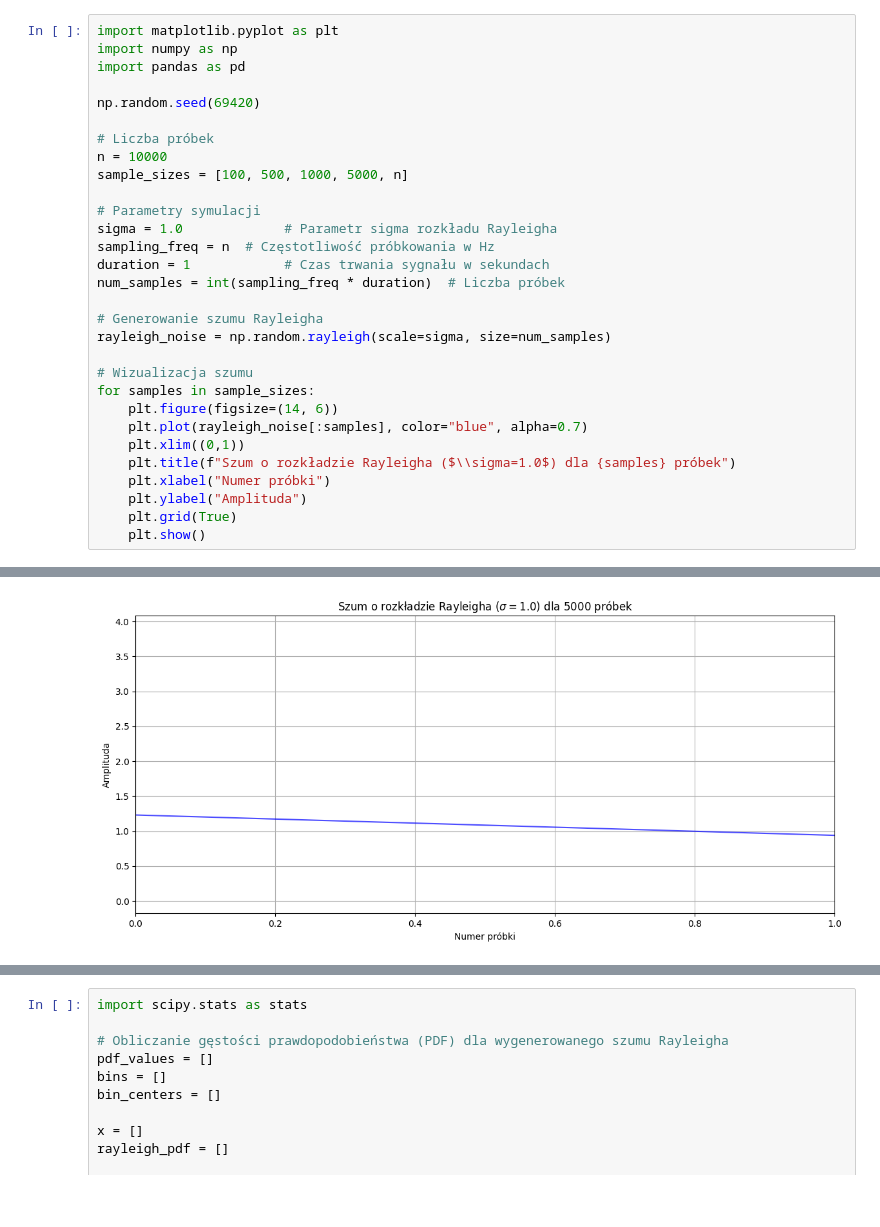
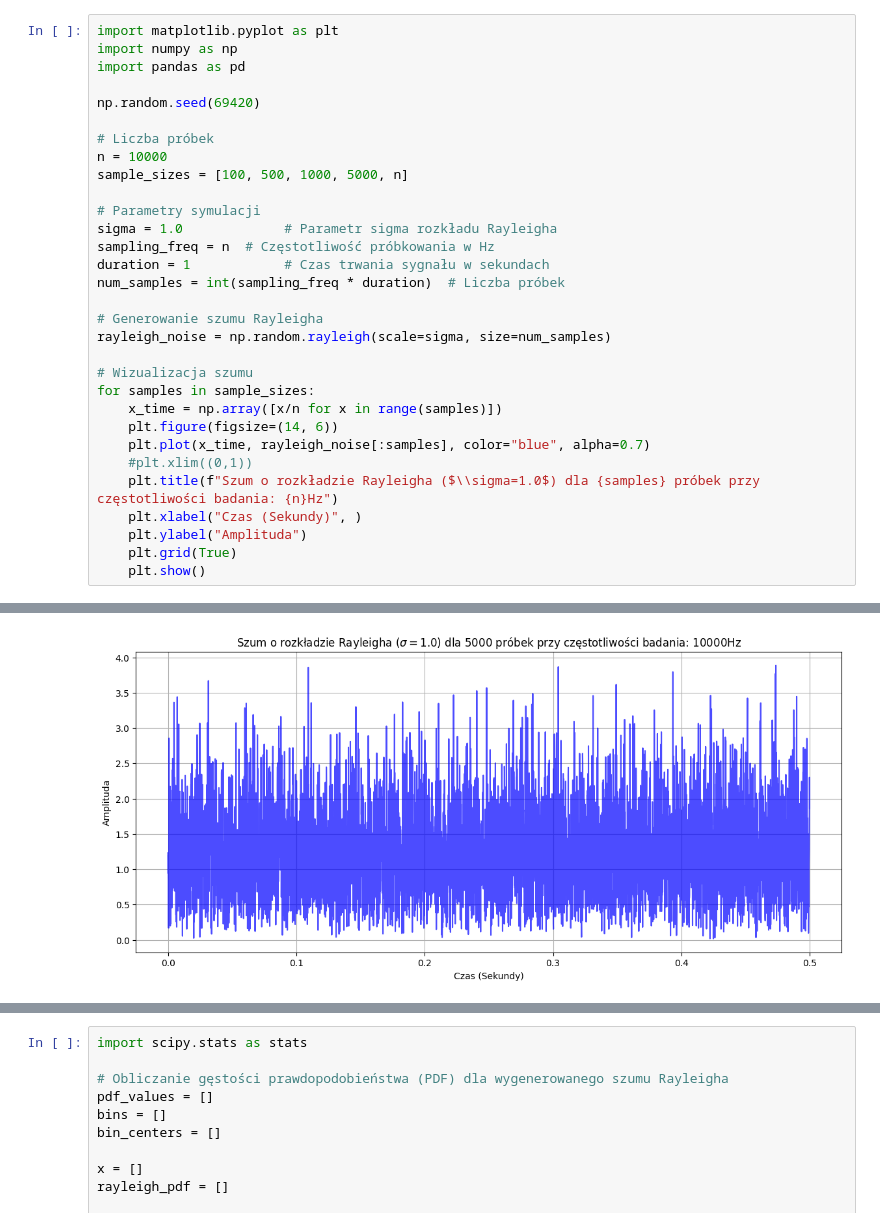
Before and after one commit to slaweksystem/Studia, a Jupyter notebook: Semestr 1/Procesy stochastyczne/zad-1.ipynb, the cells around one changed output, grey strips where cells are left out. Cells and saved outputs as stored; diff of their text form; blank space fills up the shorter version.

Commit message:
change x axis samples to time

```diff
--- a/Semestr 1/Procesy stochastyczne/zad-1.ipynb
+++ b/Semestr 1/Procesy stochastyczne/zad-1.ipynb
@@ -20,11 +20,12 @@ rayleigh_noise = np.random.rayleigh(scale=sigma, size=num_samples)
 
 # Wizualizacja szumu
 for samples in sample_sizes:
+    x_time = np.array([x/n for x in range(samples)])
     plt.figure(figsize=(14, 6))
-    plt.plot(rayleigh_noise[:samples], color="blue", alpha=0.7)
-    plt.xlim((0,1))
-    plt.title(f"Szum o rozkładzie Rayleigha ($\\sigma=1.0$) dla {samples} próbek")
-    plt.xlabel("Numer próbki")
+    plt.plot(x_time, rayleigh_noise[:samples], color="blue", alpha=0.7)
+    #plt.xlim((0,1))
+    plt.title(f"Szum o rozkładzie Rayleigha ($\\sigma=1.0$) dla {samples} próbek przy częstotliwości badania: {n}Hz")
+    plt.xlabel("Czas (Sekundy)", )
     plt.ylabel("Amplituda")
     plt.grid(True)
     plt.show()
@@ -35 +36 @@ for samples in sample_sizes:
-[figure, old version]
+[figure, new version]
```
Also changed, not shown: parts of 2 cells of this notebook, 1 other file.
